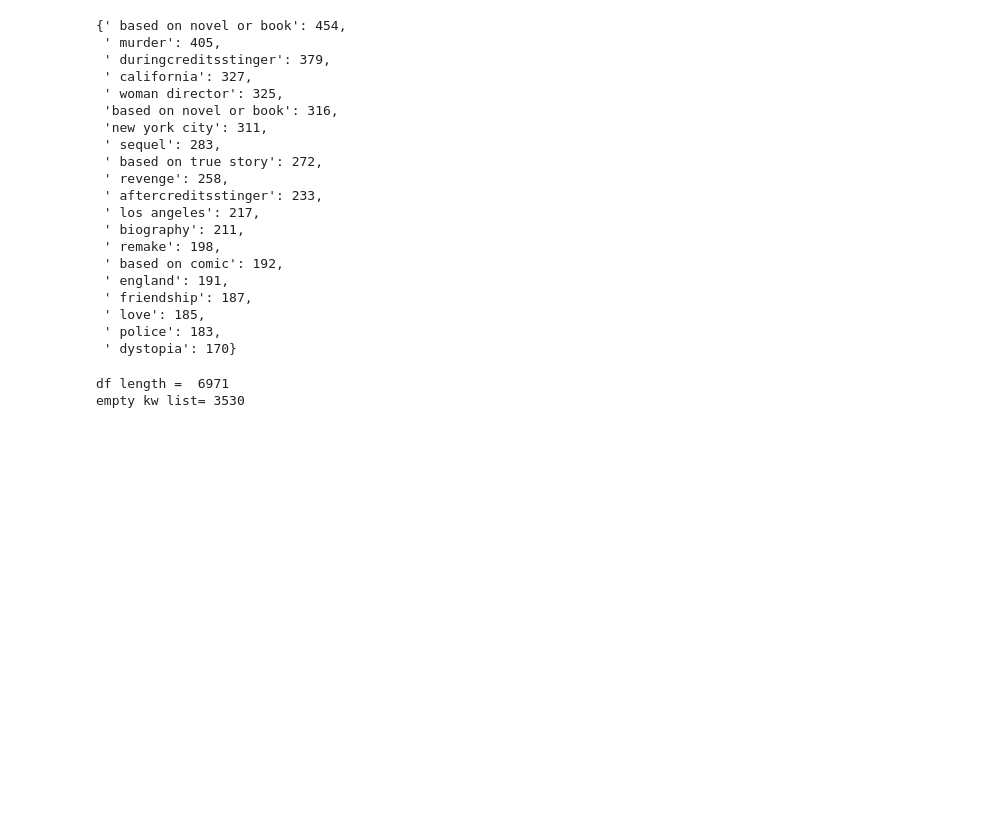
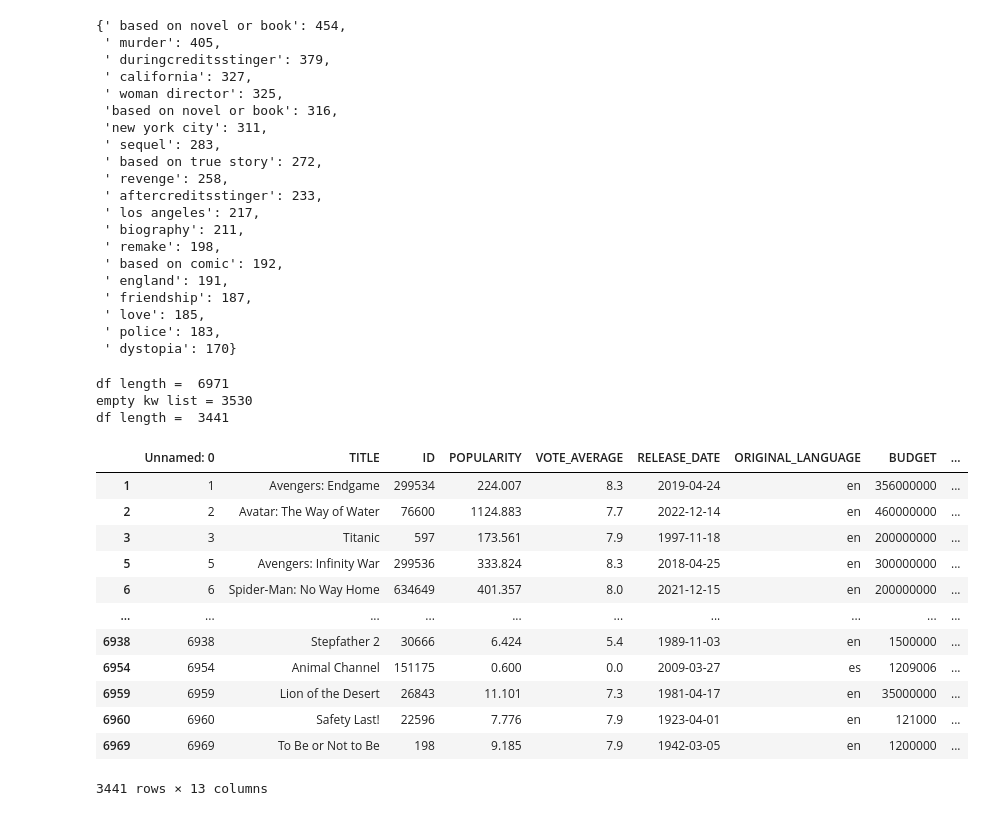
Before and after one commit to jewjux/sc1015-dsai, a Jupyter notebook: keywords.ipynb, the cells around one changed output. Saved outputs shown, nothing was run; the diff lists cells and outputs as text; code cells hidden in the pictures; blank space fills up the shorter version.

```diff
--- a/keywords.ipynb
+++ b/keywords.ipynb
@@ -145,18 +145,38 @@ new_kwdict
 # %%
 for i in range(len(df)):
     keywords_list = df.iloc[i]['KEYWORDS']
     for kw in keywords_list[:]:
         if kw not in new_kwdict:
             keywords_list.remove(kw)
 
 count=0
+droplist = []
 print("df length = ", len(df))
 for i in range(len(df)):
     keywords_list = df.iloc[i]['KEYWORDS']
-    if keywords_list == []:
+    if not keywords_list:
+        droplist.append(i)
         count+=1
 
-print("empty kw list=", count)
+df = df.drop(index=droplist)
+
+print("empty kw list =", count)
+print("df length = ", len(df))
+df
 # %% [output]
 df length =  6971
-empty kw list= 3530
+empty kw list = 3530
+df length =  3441
+|  | Unnamed: 0 | TITLE | ID | POPULARITY | VOTE_AVERAGE | RELEASE_DATE | ORIGINAL_LANGUAGE | BUDGET | ... |
+| 1 | 1 | Avengers: Endgame | 299534 | 224.007 | 8.3 | 2019-04-24 | en | 356000000 | ... |
+| 2 | 2 | Avatar: The Way of Water | 76600 | 1124.883 | 7.7 | 2022-12-14 | en | 460000000 | ... |
+| 3 | 3 | Titanic | 597 | 173.561 | 7.9 | 1997-11-18 | en | 200000000 | ... |
+| 5 | 5 | Avengers: Infinity War | 299536 | 333.824 | 8.3 | 2018-04-25 | en | 300000000 | ... |
+| 6 | 6 | Spider-Man: No Way Home | 634649 | 401.357 | 8.0 | 2021-12-15 | en | 200000000 | ... |
+| ... | ... | ... | ... | ... | ... | ... | ... | ... | ... |
+| 6938 | 6938 | Stepfather 2 | 30666 | 6.424 | 5.4 | 1989-11-03 | en | 1500000 | ... |
+| 6954 | 6954 | Animal Channel | 151175 | 0.600 | 0.0 | 2009-03-27 | es | 1209006 | ... |
+| 6959 | 6959 | Lion of the Desert | 26843 | 11.101 | 7.3 | 1981-04-17 | en | 35000000 | ... |
+| 6960 | 6960 | Safety Last! | 22596 | 7.776 | 7.9 | 1923-04-01 | en | 121000 | ... |
+| 6969 | 6969 | To Be or Not to Be | 198 | 9.185 | 7.9 | 1942-03-05 | en | 1200000 | ... |
+3441 rows × 13 columns
```
Also changed, not shown: 2 other files.
